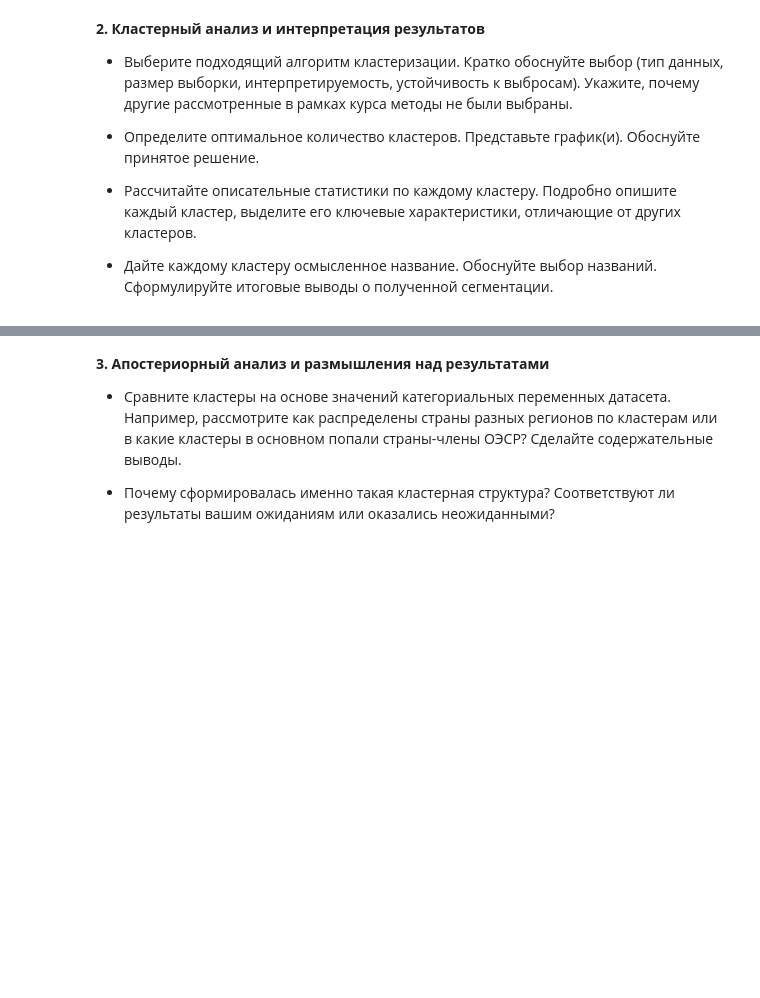
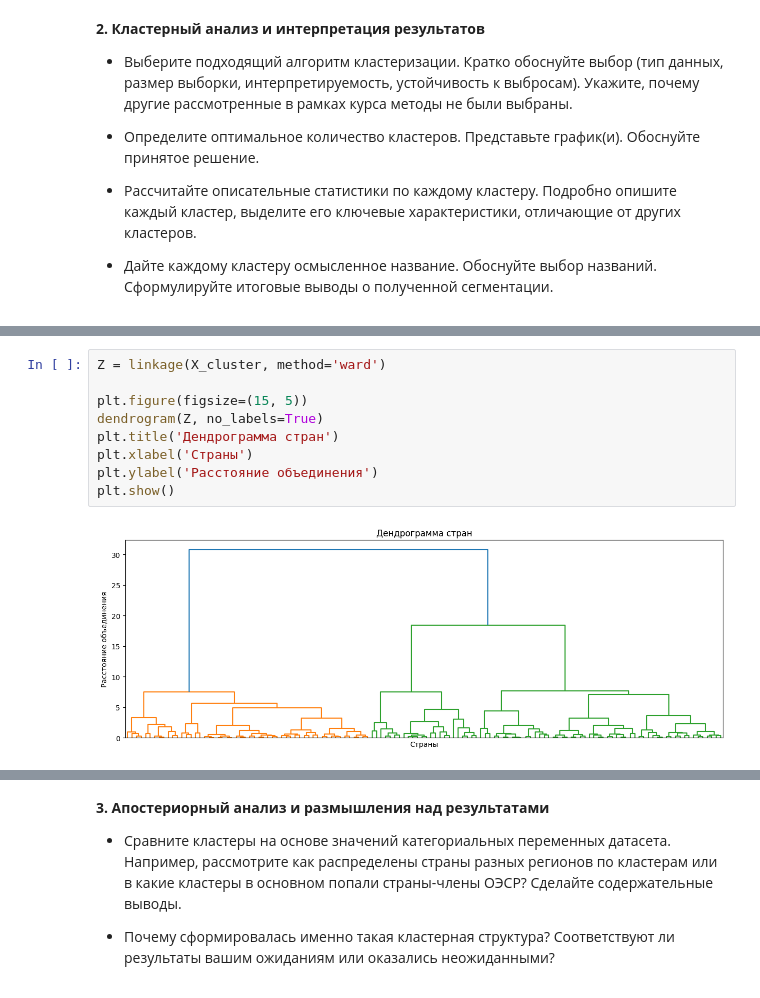
Before and after one commit to NickNatGame/Andan, a Jupyter notebook: NIS_ПЗ3.ipynb, the cells around one changed output, grey strips where cells are left out. Drawn from its saved outputs; the diff is of its cells as text; blank space fills up the shorter version.

```diff
--- a/NIS_ПЗ3.ipynb
+++ b/NIS_ПЗ3.ipynb
@@ -415,0 +421,11 @@ display(X_cluster.corr().round(3))
+# %%
+Z = linkage(X_cluster, method='ward')
+
+plt.figure(figsize=(15, 5))
+dendrogram(Z, no_labels=True)
+plt.title('Дендрограмма стран')
+plt.xlabel('Страны')
+plt.ylabel('Расстояние объединения')
+plt.show()
+# %% [output]
+[figure, added]
```
Also changed, not shown: parts of 54 cells of this notebook.
